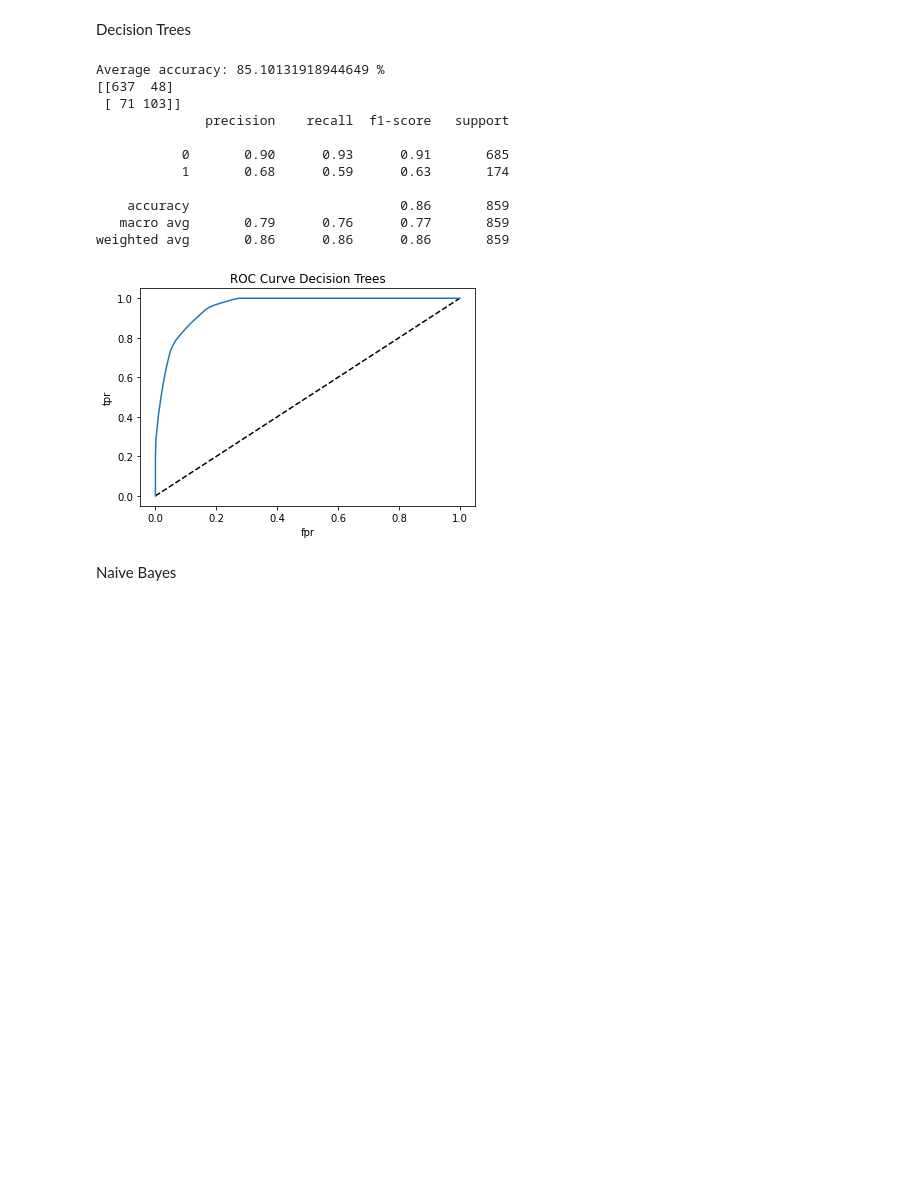
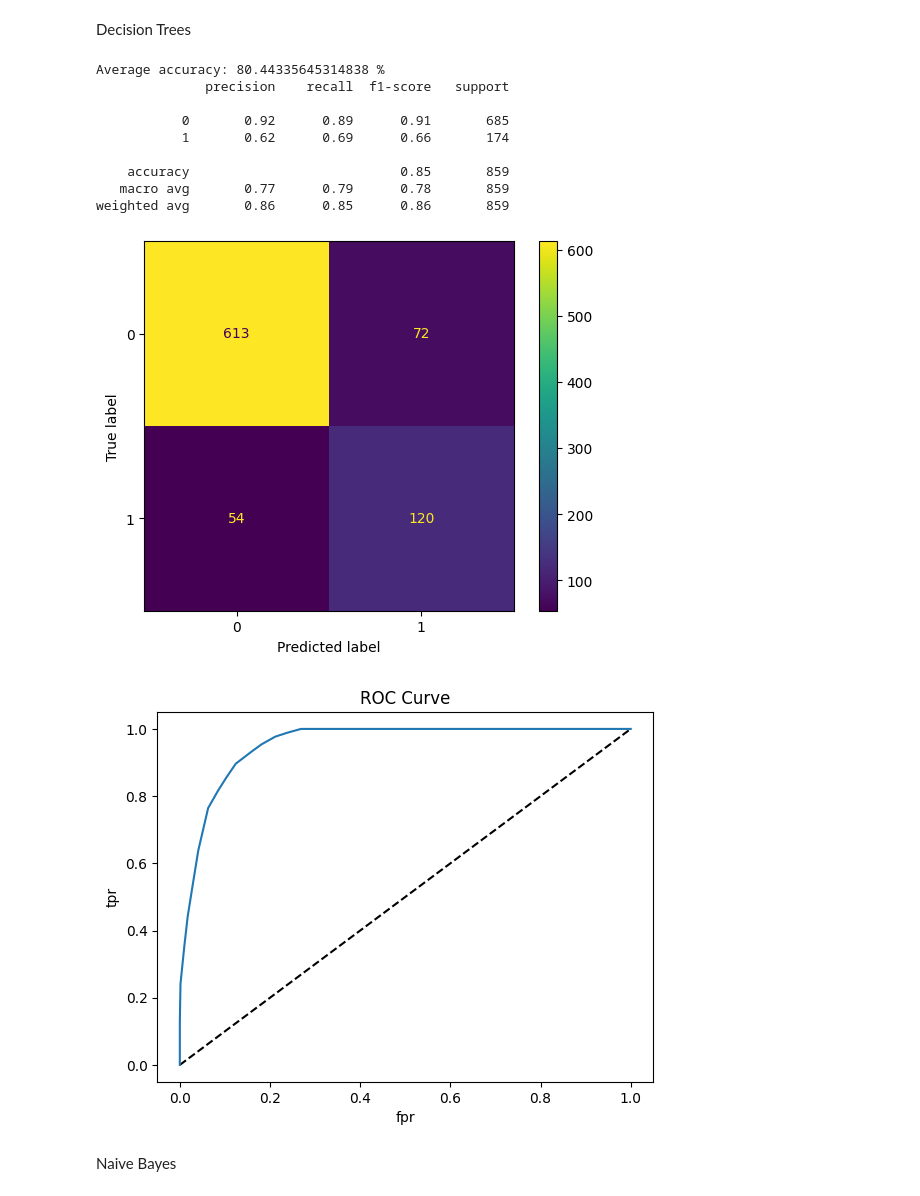
Before and after one commit to ashv1nr/cfb-top-25-predictor, a Jupyter notebook: cs363mProject.ipynb, the cells around one changed output. Drawn from its saved outputs; the diff is of its cells as text; code cells hidden in the pictures; blank space fills up the shorter version.

Commit message:
Finished modeling finally
Ashwin needs to make sure whatever he did in data exploration doesn't mess up the modeling

```diff
--- a/cs363mProject.ipynb
+++ b/cs363mProject.ipynb
@@ -378,50 +422,26 @@ Feature_train, Feature_test, Label_train, Label_test = model_selection.train_tes
 # %% [markdown]
 Decision Trees
-# %%
-from sklearn.tree import DecisionTreeClassifier
-from sklearn.model_selection import cross_val_score
-from sklearn.model_selection import cross_val_predict
-from sklearn.metrics import confusion_matrix, classification_report, roc_curve
-from sklearn.model_selection import GridSearchCV
-
-clf = DecisionTreeClassifier()
-param_grid = {'max_depth': [5, 10, 15, 20], 'min_samples_leaf': [5, 10, 15, 20], 'max_features': [5, 10, 15]}
-grid_search = GridSearchCV(clf, param_grid, cv=5, scoring='accuracy')
-
-
-nested_scores = cross_val_score(grid_search, features, labels, cv=5)
-print("Average accuracy:", nested_scores.mean() * 100, "%")
-predictions = cross_val_predict(grid_search, features, labels, cv = 5)
-print(confusion_matrix(labels, predictions))
-print(classification_report(labels, predictions))
-
-
-grid_search.fit(features, labels)
-predictions = grid_search.predict_proba(features)
-
-# #replace these fpr and tpr with the results of your roc_curve
-fpr, tpr, _ = roc_curve(labels, predictions[:,1])
-
-# Do not change this code! This plots the ROC curve.
-# Just replace the fpr and tpr above with the values from your roc_curve
-plt.plot([0,1],[0,1],'k--') #plot the diagonal line
-plt.plot(fpr, tpr, label='NB') #plot the ROC curve
-plt.xlabel('fpr')
-plt.ylabel('tpr')
-plt.title('ROC Curve Decision Trees')
-plt.show()
-# %% [output]
-Average accuracy: 85.10131918944649 %
-[[637  48]
- [ 71 103]]
-              precision    recall  f1-score   support
-
-           0       0.90      0.93      0.91       685
-           1       0.68      0.59      0.63       174
-
-    accuracy                           0.86       859
-   macro avg       0.79      0.76      0.77       859
-weighted avg       0.86      0.86      0.86       859
-[figure, removed]
+# %%
+from sklearn.tree import DecisionTreeClassifier
+
+
+clf = DecisionTreeClassifier()
+param_grid = {'max_depth': [5, 10, 15, 20], 'min_samples_leaf': [5, 10, 15, 20], 'max_features': [5, 10, 15]}
+grid_search = GridSearchCV(clf, param_grid, cv=5, scoring='accuracy')
+
+generate_statistics(grid_search, features, labels, KFold(n_splits = 5, shuffle = True, random_state = 21), False, False)
+generate_roc_curve(grid_search, features, labels)
+# %% [output]
+Average accuracy: 80.44335645314838 %
+              precision    recall  f1-score   support
+
+           0       0.92      0.89      0.91       685
+           1       0.62      0.69      0.66       174
+
+    accuracy                           0.85       859
+   macro avg       0.77      0.79      0.78       859
+weighted avg       0.86      0.85      0.86       859
+[figure, added]
+[figure, added]
 # %% [markdown]
 Naive Bayes
```
Also changed, not shown: parts of 28 cells of this notebook.
